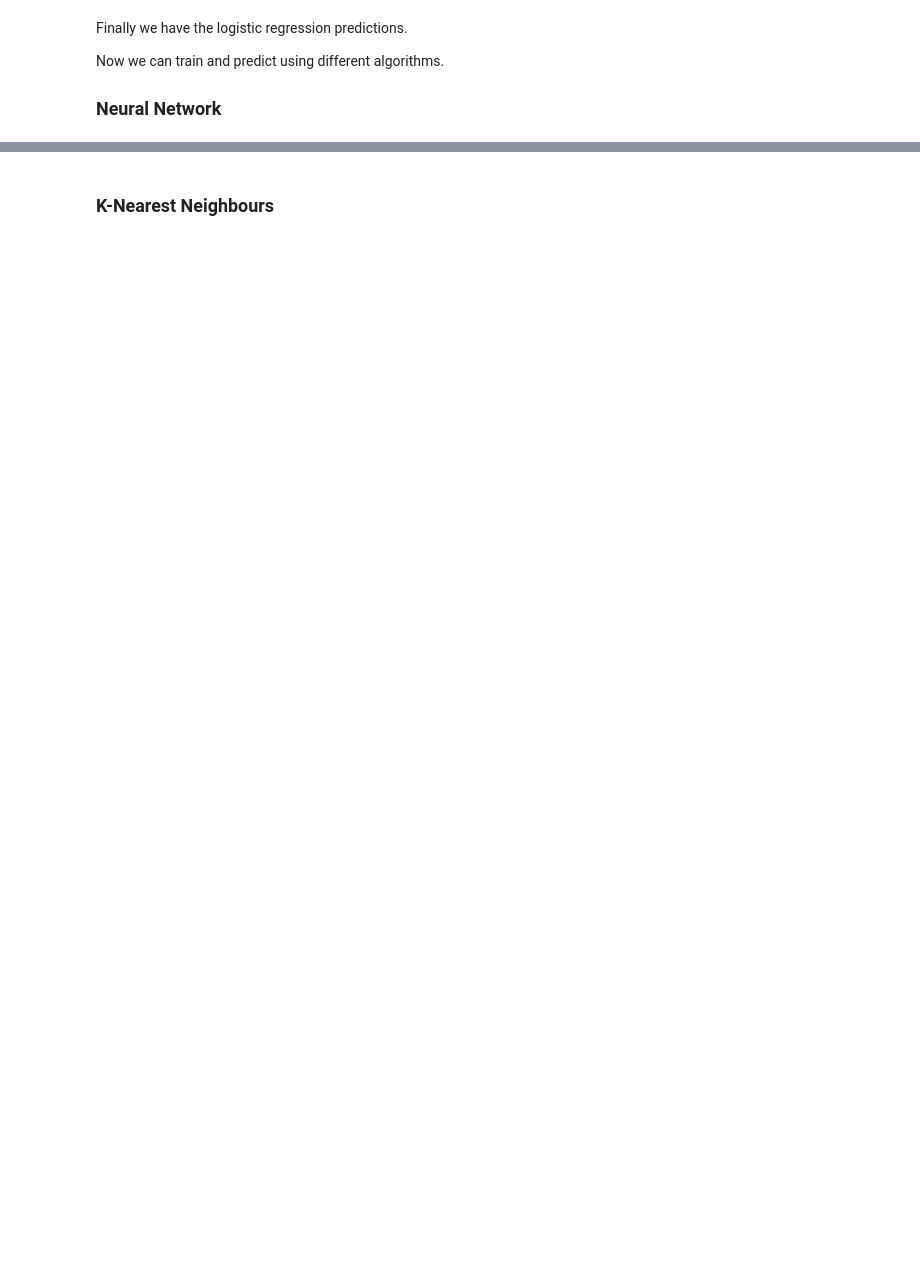
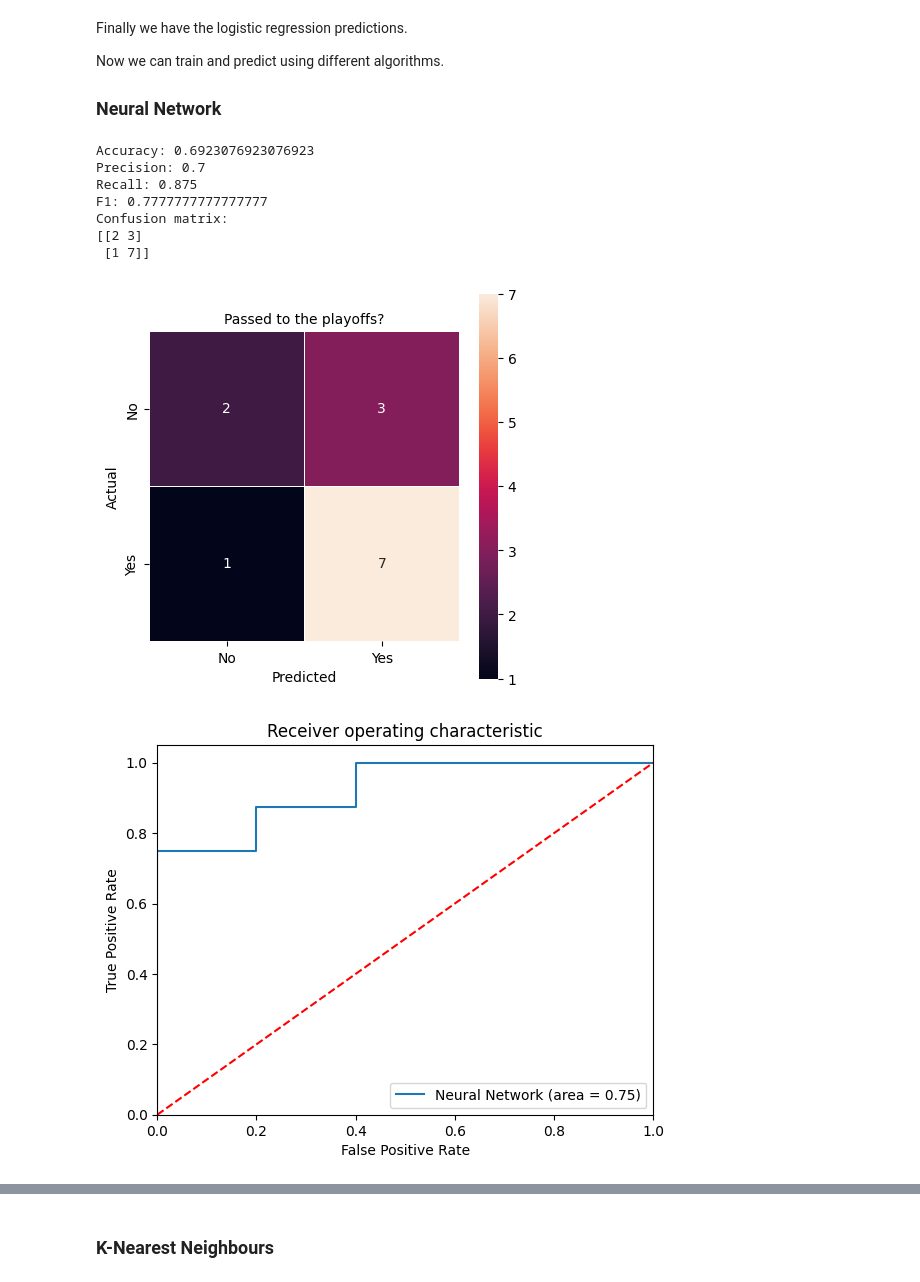
Before and after one commit to FranciscoMaldonado0/feup-ac, a Jupyter notebook: model.ipynb, the cells around one changed output, grey strips where cells are left out. Cells and saved outputs as stored; diff of their text form; code cells hidden in the pictures; blank space fills up the shorter version.

```diff
--- a/model.ipynb
+++ b/model.ipynb
@@ -1459,23 +1472,53 @@ y_pred = mlp.predict(test_inputs)
 # %%
 #print metrics
 print("Accuracy:",metrics.accuracy_score(test_labels,y_pred))
 print("Precision:",metrics.precision_score(test_labels, y_pred))
 
 print("Recall:",metrics.recall_score(test_labels, y_pred))
 print("F1:",metrics.f1_score(test_labels, y_pred))
 
 # confusion matrix
 confusion = confusion_matrix(test_labels, y_pred)
 print(f"Confusion matrix:\n{confusion}")
 
 #plot confusion matrix
 plt.figure(figsize=(5,5))
 sb.heatmap(confusion, annot=True, fmt="g", linewidths=.5, square = True, xticklabels=['No', 'Yes'], yticklabels=['No', 'Yes'])
 plt.ylabel('Actual')
 plt.xlabel('Predicted')
 all_sample_title = 'Passed to the playoffs?'
 plt.title(all_sample_title, size = 10)
 plt.show()
+
+# roc curve
+from sklearn.metrics import roc_auc_score
+from sklearn.metrics import roc_curve
+
+neural_net_roc_auc = roc_auc_score(test_labels, mlp.predict(test_inputs))
+fpr, tpr, thresholds = roc_curve(test_labels, mlp.predict_proba(test_inputs)[:,1])
+plt.figure()
+
+plt.plot(fpr, tpr, label='Neural Network (area = %0.2f)' % neural_net_roc_auc)
+plt.plot([0,1], [0,1], 'r--')
+plt.xlim([0.0, 1.0])
+plt.ylim([0.0, 1.05])
+
+plt.xlabel("False Positive Rate")
+plt.ylabel("True Positive Rate")
+plt.title("Receiver operating characteristic")
+plt.legend(loc="lower right")
+plt.savefig('Log_ROC')
+plt.show()
+# %% [output]
+Accuracy: 0.6923076923076923
+Precision: 0.7
+Recall: 0.875
+F1: 0.7777777777777777
+Confusion matrix:
+[[2 3]
+ [1 7]]
+[figure, added]
+[figure, added]
 # %%
 # print the probabilities for each class
 probs = mlp.predict_proba(test_inputs)
```
Also changed, not shown: parts of 15 cells of this notebook, 2 other files.
